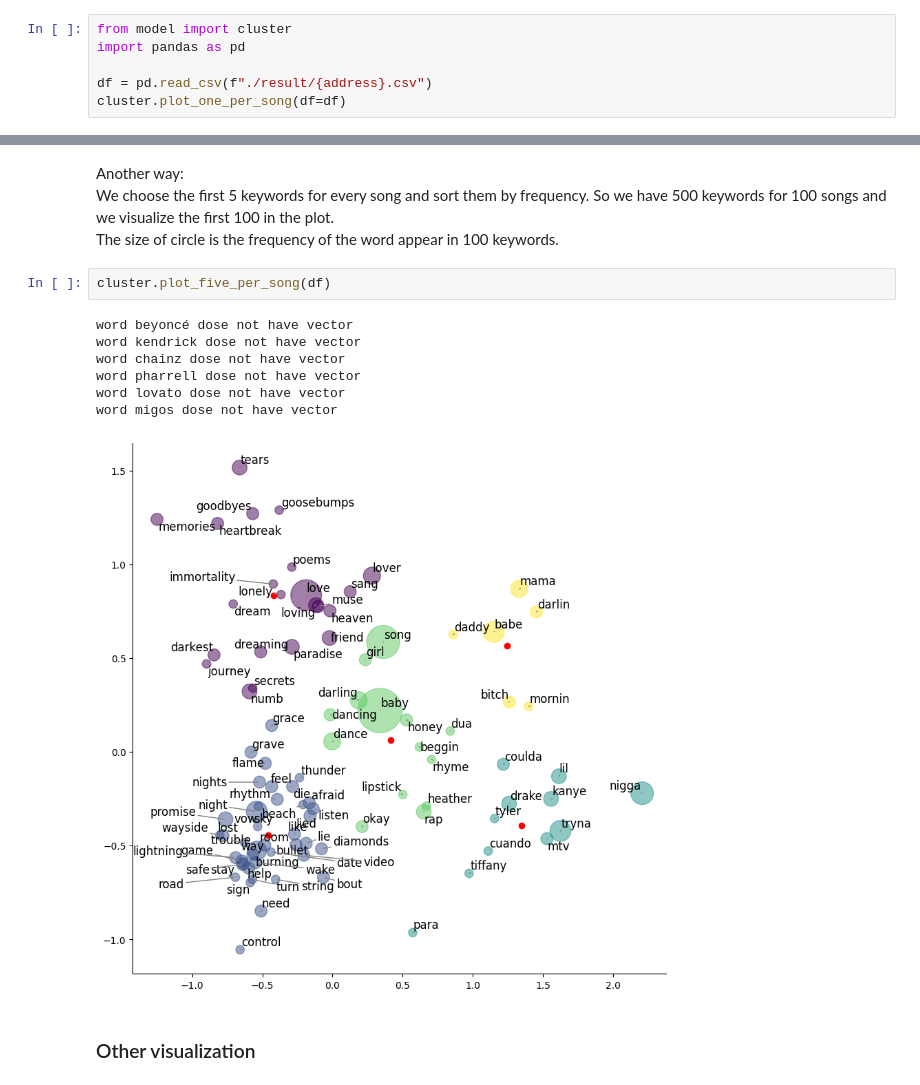
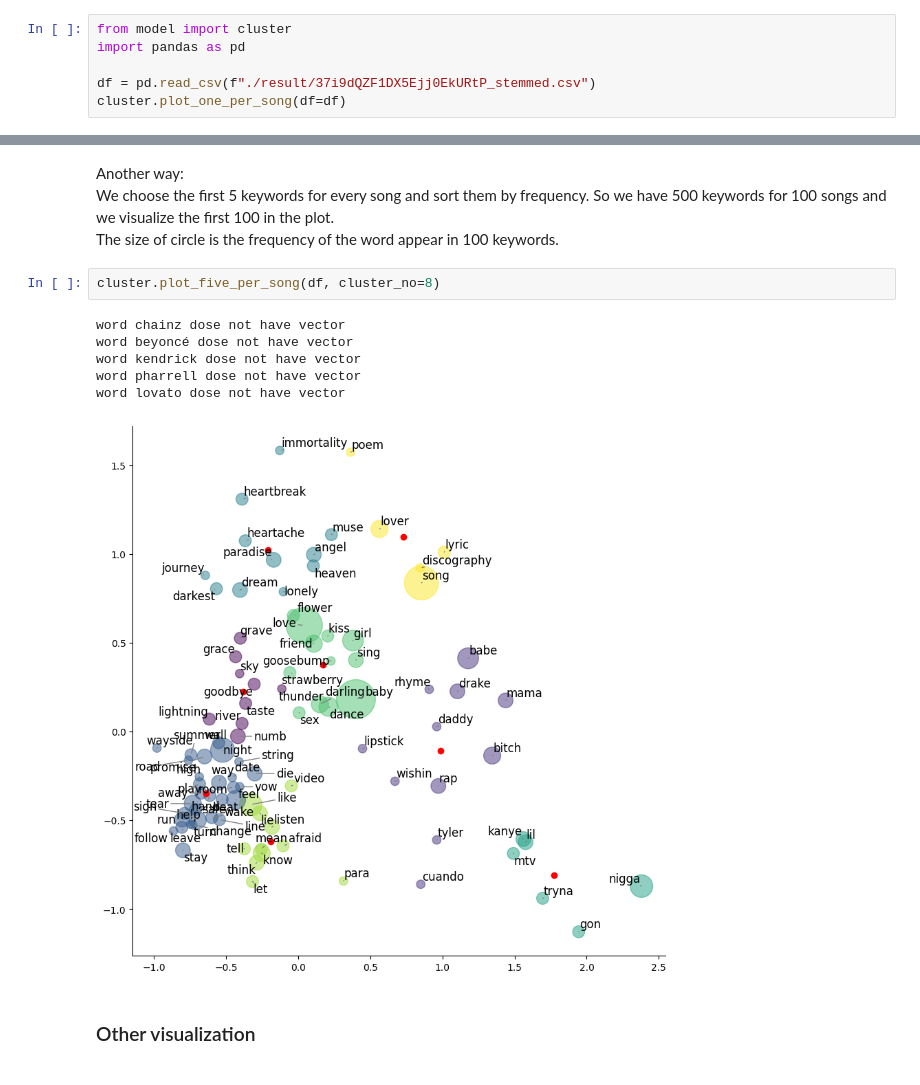
Before and after one commit to AnkieFan/DACS-Elevator-Radio-Producer, a Jupyter notebook: demo.ipynb, the cells around one changed output, grey strips where cells are left out. Cells and saved outputs as stored; diff of their text form.

Commit message:
stemmed result with more clusters

```diff
--- a/demo.ipynb
+++ b/demo.ipynb
@@ -156,6 +156,6 @@ model = Word2Vec.load("result/our_model.model").wv
 from model import cluster
 import pandas as pd
 
-df = pd.read_csv(f"./result/{address}.csv")
+df = pd.read_csv(f"./result/37i9dQZF1DX5Ejj0EkURtP_stemmed.csv")
 cluster.plot_one_per_song(df=df)
 # %% [output]
@@ -168,15 +168,14 @@ Another way:
 We choose the first 5 keywords for every song and sort them by frequency. So we have 500 keywords for 100 songs and we visualize the first 100 in the plot.
 The size of circle is the frequency of the word appear in 100 keywords.
 # %%
-cluster.plot_five_per_song(df)
+cluster.plot_five_per_song(df, cluster_no=8)
 # %% [output]
+word chainz dose not have vector
 word beyoncé dose not have vector
 word kendrick dose not have vector
-word chainz dose not have vector
 word pharrell dose not have vector
 word lovato dose not have vector
-word migos dose not have vector
-[figure, old version]
+[figure, new version]
 # %% [markdown]
 ### Other visualization
 # %%
```
Also changed, not shown: parts of 1 cell of this notebook, 4 other files.
